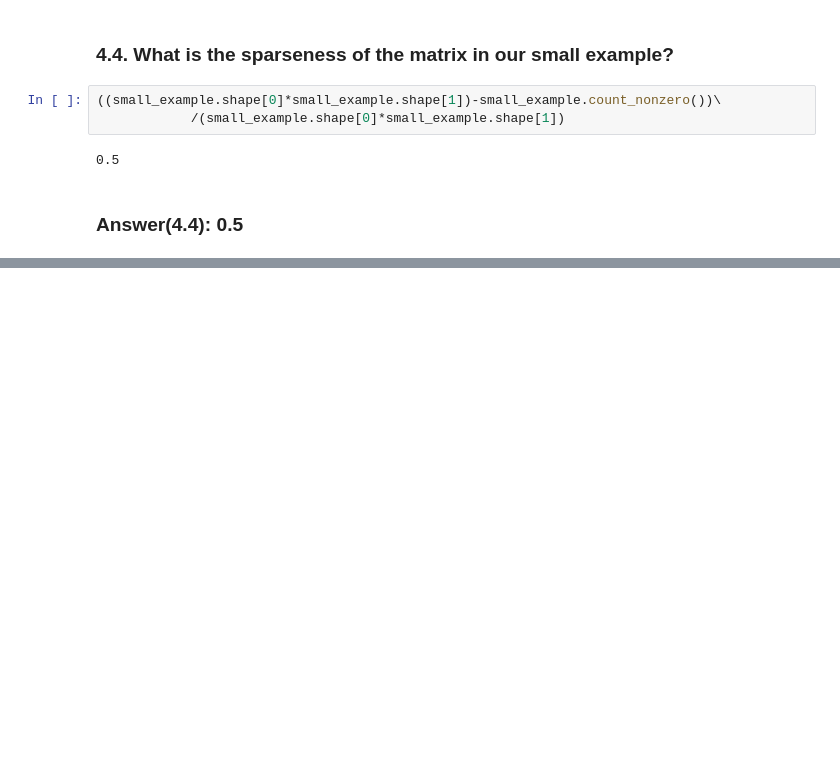
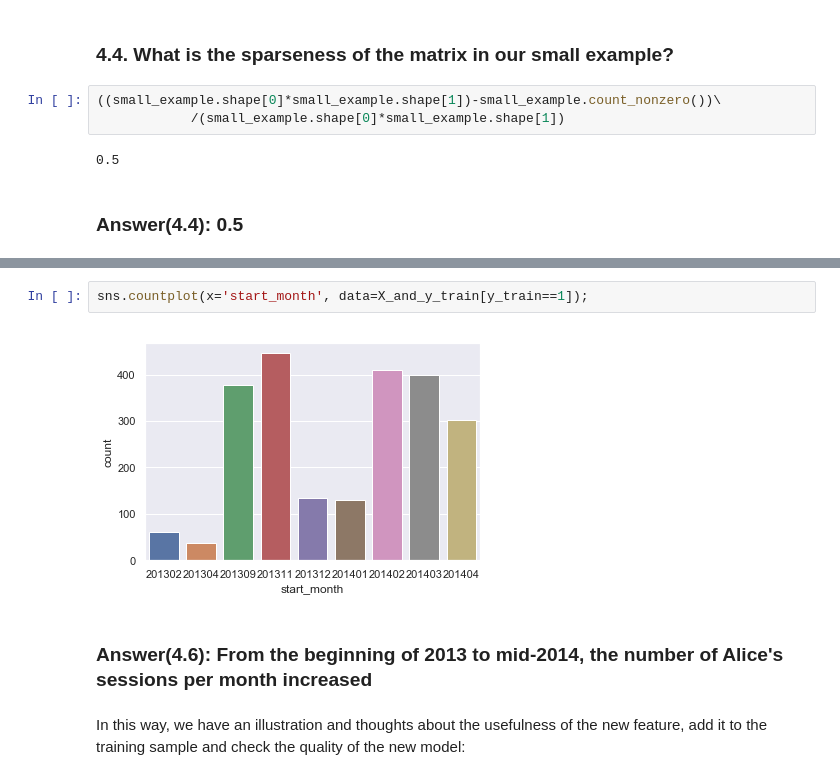
Before and after one commit to AndrewTrefilov/my-journey-to-ml-starts-here, a Jupyter notebook: Assignment#4.ipynb, the cells around one changed output, grey strips where cells are left out. Saved outputs shown, nothing was run; the diff lists cells and outputs as text; blank space fills up the shorter version.

```diff
--- a/Assignment#4.ipynb
+++ b/Assignment#4.ipynb
@@ -330,0 +488,8 @@ small_example.shape
+# %%
+sns.countplot(x='start_month', data=X_and_y_train[y_train==1]);
+# %% [output]
+[figure, added]
+# %% [markdown]
+### Answer(4.6): From the beginning of 2013 to mid-2014, the number of Alice's sessions per month increased
+# %% [markdown]
+In this way, we have an illustration and thoughts about the usefulness of the new feature, add it to the training sample and check the quality of the new model:
```
Also changed, not shown: parts of 80 cells of this notebook.
